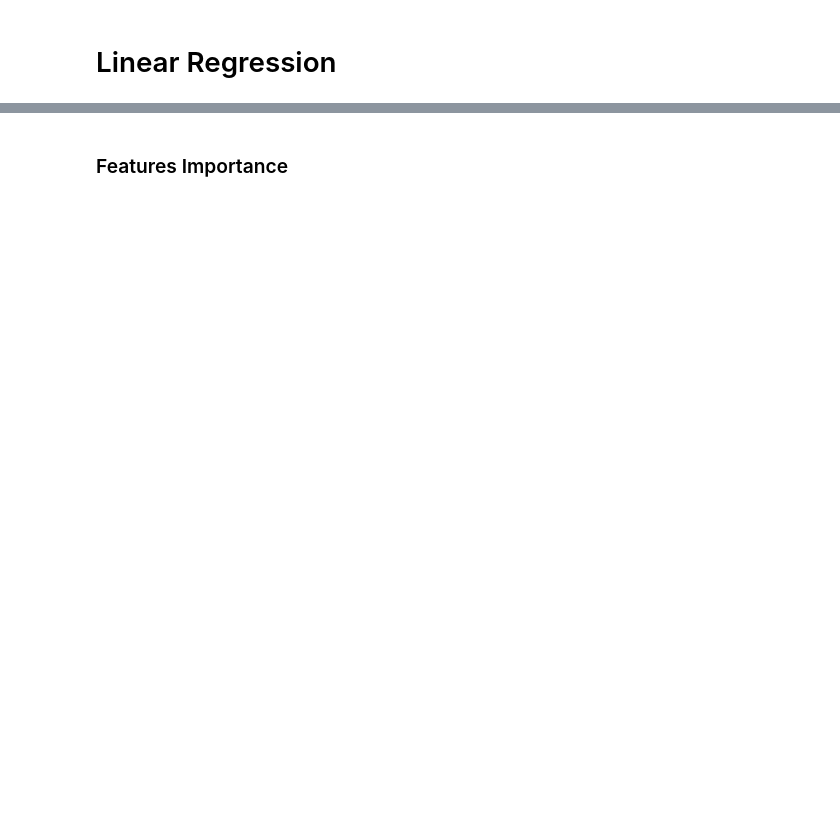
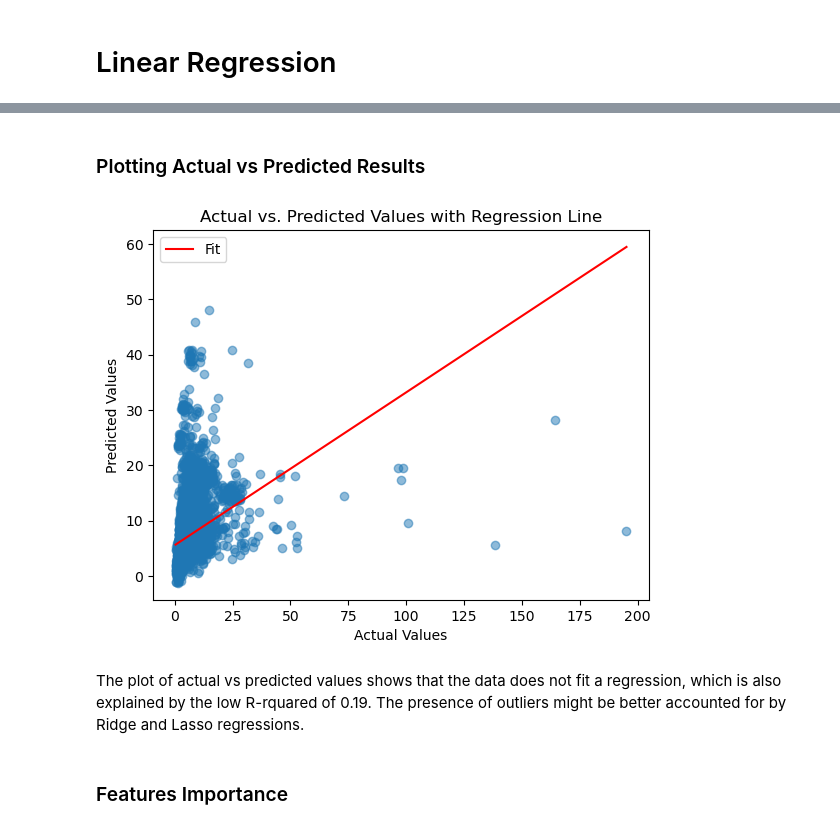
Before and after one commit to GiuliaGGG/Hyperlocal-Air-Quality-Prediction-in-Dublin, a Jupyter notebook: 5a-Ridge-Regression.ipynb, the cells around one changed output, grey strips where cells are left out. Saved outputs shown, nothing was run; the diff lists cells and outputs as text; code cells hidden in the pictures; blank space fills up the shorter version.

```diff
--- a/5a-Ridge-Regression.ipynb
+++ b/5a-Ridge-Regression.ipynb
@@ -139,16 +148,0 @@ Xtest_KNN_encoded = pd.read_csv("prepped_data/Xtest_KNN_encoded.csv")
-# %%
-from sklearn.model_selection import TimeSeriesSplit
-from sklearn.metrics import mean_squared_error
-import numpy as np
-
-# Reset index of Xtrain_KNN_encoded
-Xtrain_KNN_encoded.reset_index(drop=True, inplace=True)
-
-# Define the number of splits (e.g., 5 splits)
-n_splits = 5
-
-# Initialize TimeSeriesSplit
-tscv = TimeSeriesSplit(n_splits=n_splits)
-
-# Initialize the Linear Regression
-linear = LinearRegression()
@@ -180,3 +186,37 @@ Mean Cross-Validation RMSE- Linear Regression: 7051762524515.776
+# %% [markdown]
+### Plotting Actual vs Predicted Results
+# %%
+import matplotlib.pyplot as plt
+import numpy as np
+
+# Assuming ytest and y_pred_linear are defined
+# Plot the data points
+plt.scatter(ytest, y_pred_linear, alpha=0.5)
+
+# Calculate the line of best fit
+slope, intercept = np.polyfit(ytest, y_pred_linear, 1)
+line = slope * ytest + intercept
+
+# Sort values for plotting (optional but often makes the plot cleaner)
+sorted_indices = np.argsort(ytest)
+sorted_ytest = ytest[sorted_indices]
+sorted_line = line[sorted_indices]
+
+# Plot the regression line
+plt.plot(sorted_ytest, sorted_line, 'r', label='Fit')
+
+# Add labels and title (optional)
+plt.xlabel('Actual Values')
+plt.ylabel('Predicted Values')
+plt.title('Actual vs. Predicted Values with Regression Line')
+plt.legend()
+
+# Show the plot
+plt.show()
+# %% [output]
+[figure, added]
+# %% [markdown]
+The plot of actual vs predicted values shows that the data does not fit a regression, which is also explained by the low R-rquared of 0.19. The presence of outliers might be better accounted for by Ridge and Lasso regressions.
 # %% [markdown]
 ### Features Importance
 # %%
```
Also changed, not shown: parts of 43 cells of this notebook.
